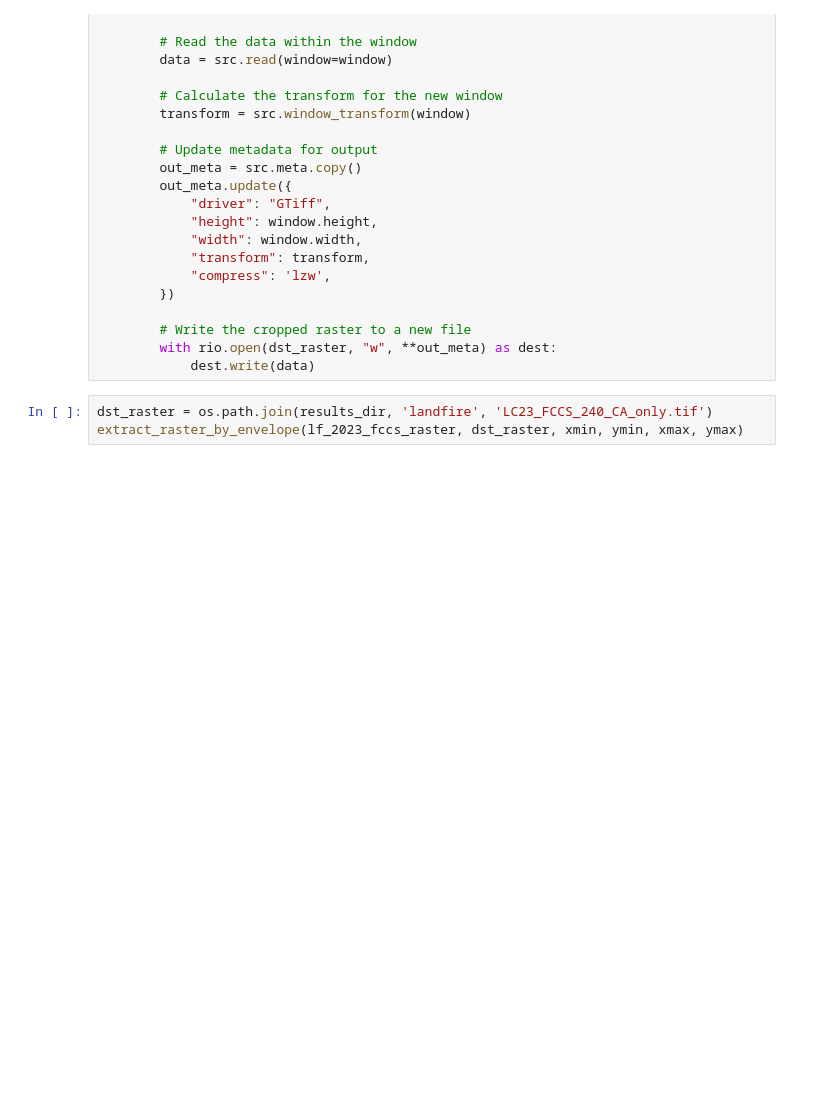
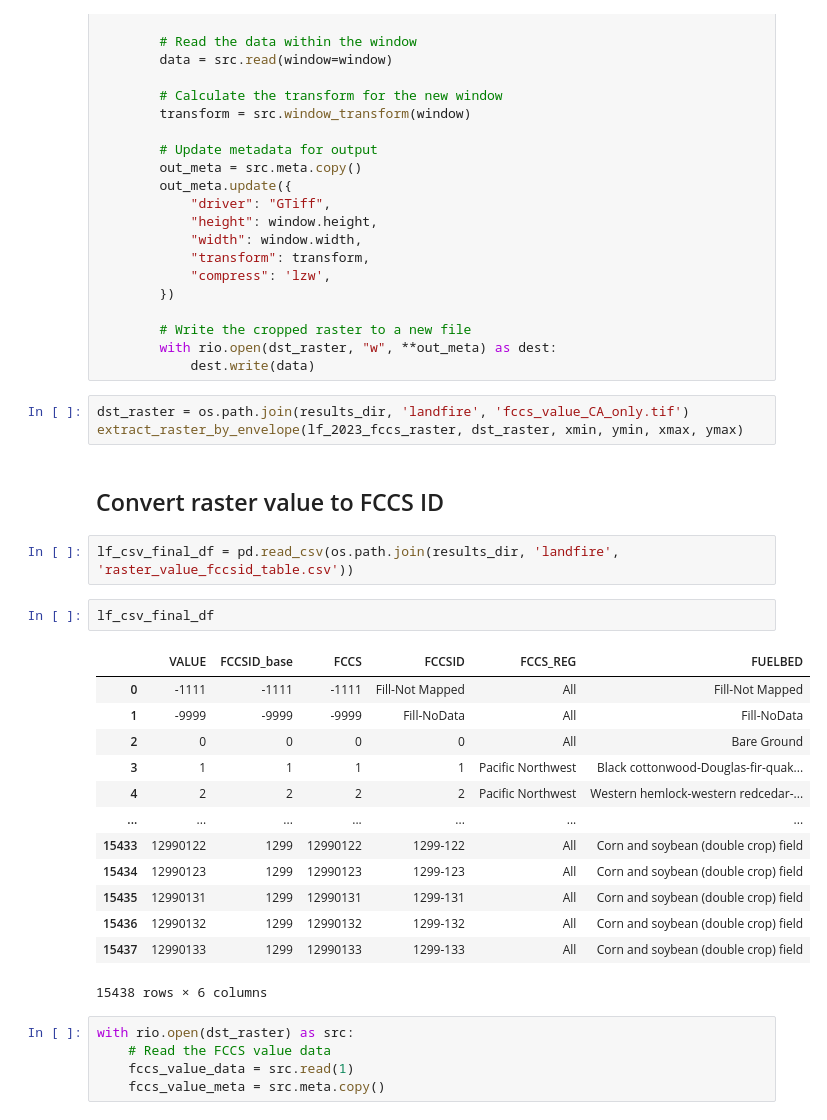
Before and after one commit to yakita1024/python_gis_py312, a Jupyter notebook: notebooks/extract_raster_by_envelope.ipynb, the cells around one changed output. Saved outputs shown, nothing was run; the diff lists cells and outputs as text; blank space fills up the shorter version.

Commit message:
add notebook create_FCCS_raster_value_id_table and modify extract_raster_by_envelope to convert FCCS raster value to FCCS ID

```diff
--- a/notebooks/extract_raster_by_envelope.ipynb
+++ b/notebooks/extract_raster_by_envelope.ipynb
@@ -91,5 +93,30 @@ def extract_raster_by_envelope(src_raster, dst_raster, xmin, ymin, xmax, ymax):
         with rio.open(dst_raster, "w", **out_meta) as dest:
             dest.write(data)
 # %%
-dst_raster = os.path.join(results_dir, 'landfire', 'LC23_FCCS_240_CA_only.tif')
+dst_raster = os.path.join(results_dir, 'landfire', 'fccs_value_CA_only.tif')
 extract_raster_by_envelope(lf_2023_fccs_raster, dst_raster, xmin, ymin, xmax, ymax)
+# %% [markdown]
+## Convert raster value to FCCS ID
+# %%
+lf_csv_final_df = pd.read_csv(os.path.join(results_dir, 'landfire', 'raster_value_fccsid_table.csv'))
+# %%
+lf_csv_final_df
+# %% [output]
+|  | VALUE | FCCSID_base | FCCS | FCCSID | FCCS_REG | FUELBED |
+| 0 | -1111 | -1111 | -1111 | Fill-Not Mapped | All | Fill-Not Mapped |
+| 1 | -9999 | -9999 | -9999 | Fill-NoData | All | Fill-NoData |
+| 2 | 0 | 0 | 0 | 0 | All | Bare Ground |
+| 3 | 1 | 1 | 1 | 1 | Pacific Northwest | Black cottonwood-Douglas-fir-quak... |
+| 4 | 2 | 2 | 2 | 2 | Pacific Northwest | Western hemlock-western redcedar-... |
+| ... | ... | ... | ... | ... | ... | ... |
+| 15433 | 12990122 | 1299 | 12990122 | 1299-122 | All | Corn and soybean (double crop) field |
+| 15434 | 12990123 | 1299 | 12990123 | 1299-123 | All | Corn and soybean (double crop) field |
+| 15435 | 12990131 | 1299 | 12990131 | 1299-131 | All | Corn and soybean (double crop) field |
+| 15436 | 12990132 | 1299 | 12990132 | 1299-132 | All | Corn and soybean (double crop) field |
+| 15437 | 12990133 | 1299 | 12990133 | 1299-133 | All | Corn and soybean (double crop) field |
+15438 rows × 6 columns
+# %%
+with rio.open(dst_raster) as src:
+    # Read the FCCS value data
+    fccs_value_data = src.read(1)
+    fccs_value_meta = src.meta.copy()
```
Also changed, not shown: parts of 15 cells of this notebook, 1 other file.
